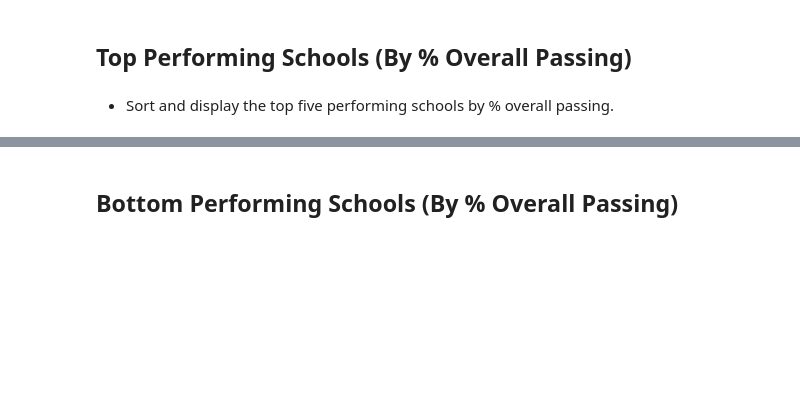
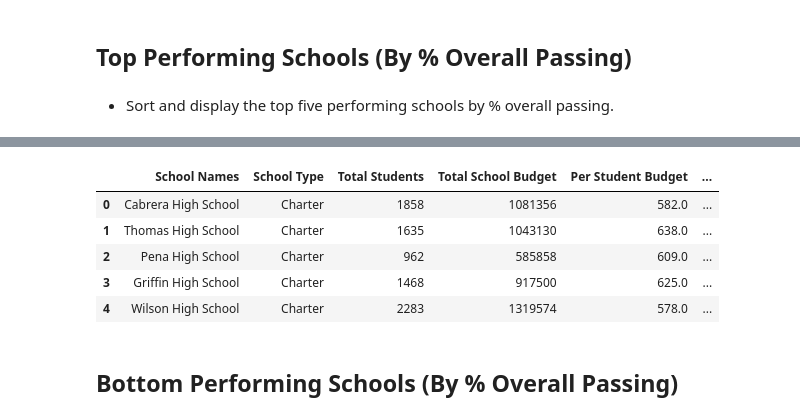
Before and after one commit to stasmruz/pandas_challange, a Jupyter notebook: PyCitySchools/pyCitySchool.ipynb, the cells around one changed output, grey strips where cells are left out. Cells and saved outputs as stored; diff of their text form; code cells hidden in the pictures; blank space fills up the shorter version.

```diff
--- a/PyCitySchools/pyCitySchool.ipynb
+++ b/PyCitySchools/pyCitySchool.ipynb
@@ -137,3 +186,13 @@ school_summary
+# %%
+top_5 = school_summary_df.sort_values(by='Overall Passing Rate', ascending=False).head(5).reset_index(drop=True)
+top_5
+# %% [output]
+|  | School Names | School Type | Total Students | Total School Budget | Per Student Budget | ... |
+| 0 | Cabrera High School | Charter | 1858 | 1081356 | 582.0 | ... |
+| 1 | Thomas High School | Charter | 1635 | 1043130 | 638.0 | ... |
+| 2 | Pena High School | Charter | 962 | 585858 | 609.0 | ... |
+| 3 | Griffin High School | Charter | 1468 | 917500 | 625.0 | ... |
+| 4 | Wilson High School | Charter | 2283 | 1319574 | 578.0 | ... |
 # %% [markdown]
 ## Bottom Performing Schools (By % Overall Passing)
 # %% [markdown]
```
Also changed, not shown: parts of 3 cells of this notebook.
